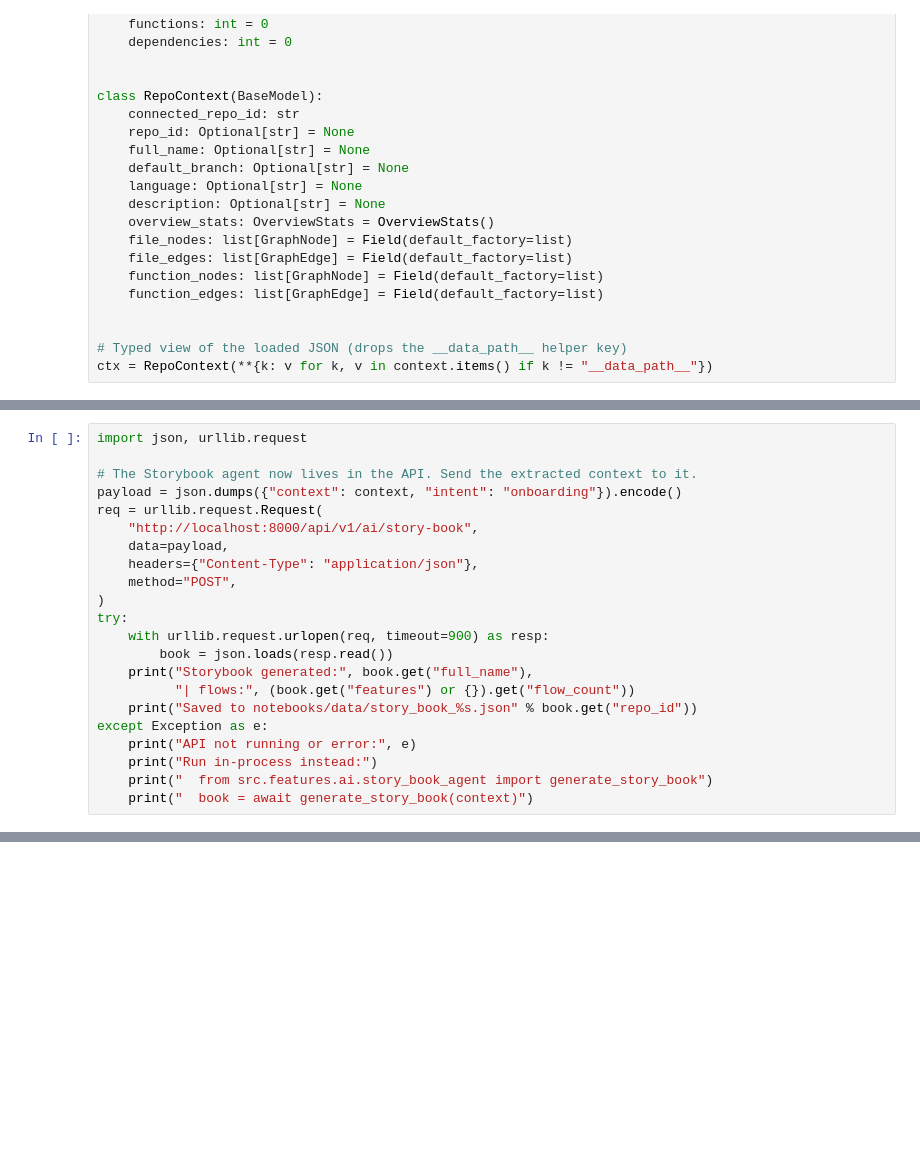
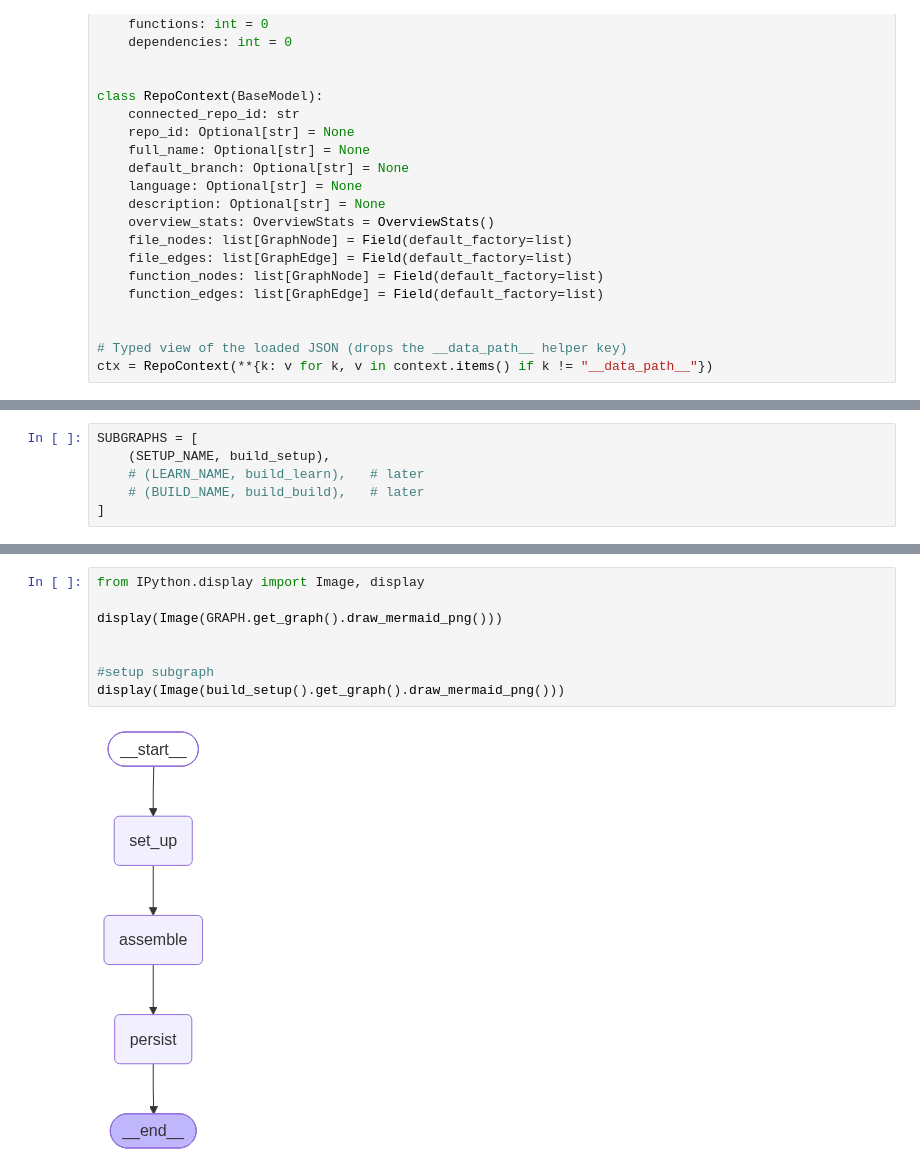
Before and after one commit to macphailmagwira/ramp, a Jupyter notebook: notebooks/story_book_agent.ipynb, the cells around one changed output, grey strips where cells are left out. Cells and saved outputs as stored; diff of their text form; blank space fills up the shorter version.

Commit message:
setup agent v1

```diff
--- a/notebooks/story_book_agent.ipynb
+++ b/notebooks/story_book_agent.ipynb
@@ -192,22 +186,0 @@ The extracted `context` above is now fed into the **LangGraph Storybook agent**
-# %%
-import json, urllib.request
-
-# The Storybook agent now lives in the API. Send the extracted context to it.
-payload = json.dumps({"context": context, "intent": "onboarding"}).encode()
-req = urllib.request.Request(
-    "http://localhost:8000/api/v1/ai/story-book",
-    data=payload,
-    headers={"Content-Type": "application/json"},
-    method="POST",
-)
-try:
-    with urllib.request.urlopen(req, timeout=900) as resp:
-        book = json.loads(resp.read())
-    print("Storybook generated:", book.get("full_name"),
-          "| flows:", (book.get("features") or {}).get("flow_count"))
-    print("Saved to notebooks/data/story_book_%s.json" % book.get("repo_id"))
-except Exception as e:
-    print("API not running or error:", e)
-    print("Run in-process instead:")
-    print("  from src.features.ai.story_book_agent import generate_story_book")
-    print("  book = await generate_story_book(context)")
@@ -213,0 +672,6 @@ except Exception as e:
+# %%
+SUBGRAPHS = [
+    (SETUP_NAME, build_setup),
+    # (LEARN_NAME, build_learn),   # later
+    # (BUILD_NAME, build_build),   # later
+]
@@ -213,0 +770,10 @@ except Exception as e:
+# %%
+from IPython.display import Image, display
+
+display(Image(GRAPH.get_graph().draw_mermaid_png()))
+
+
+#setup subgraph
+display(Image(build_setup().get_graph().draw_mermaid_png()))
+# %% [output]
+[figure, added]
```
Also changed, not shown: parts of 15 cells of this notebook, 15 other files.
